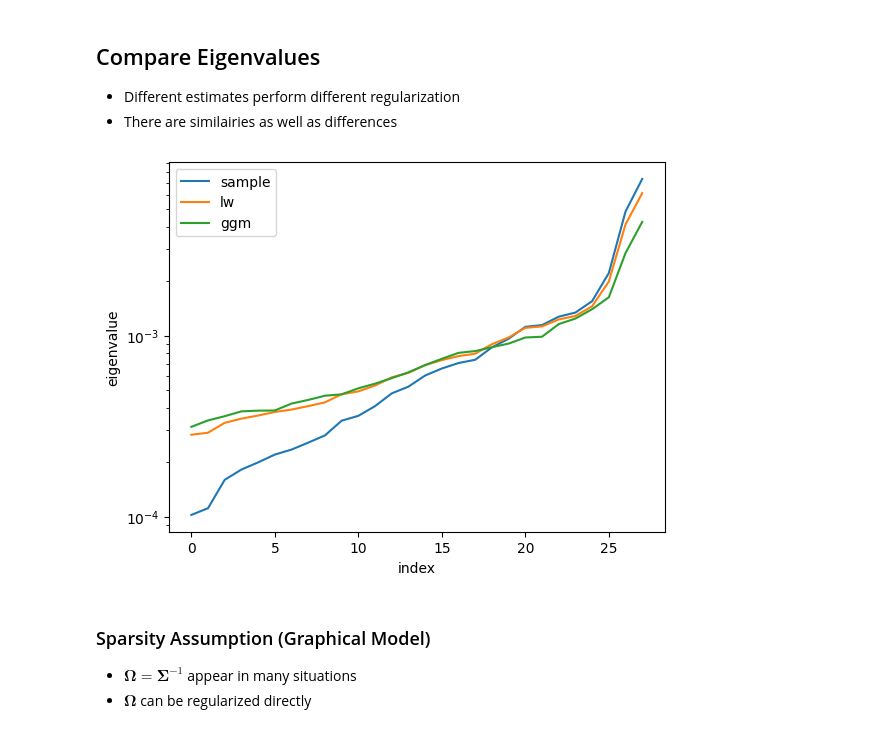
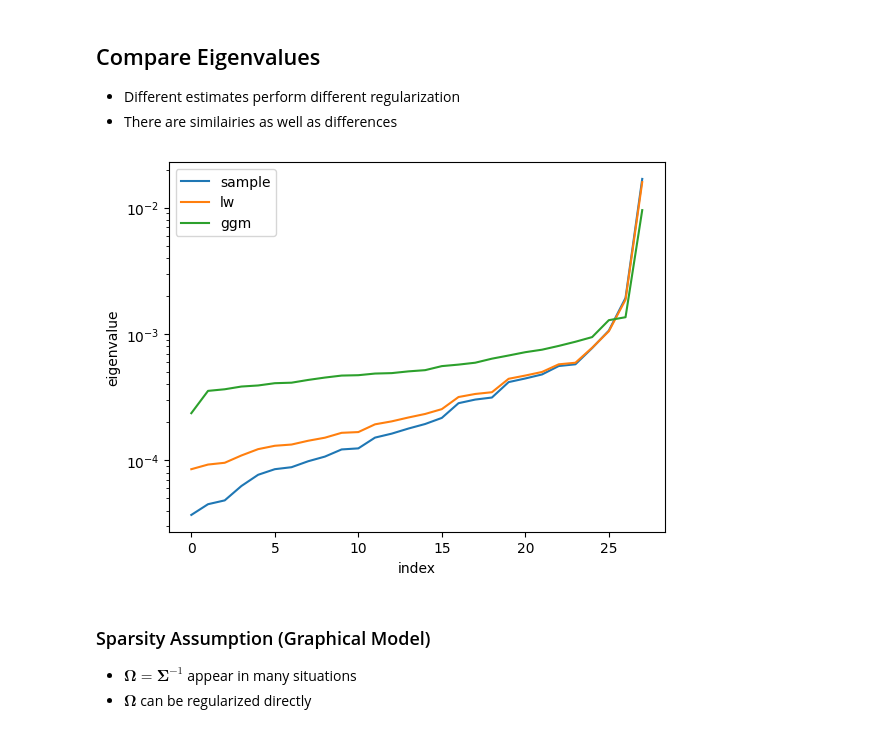
Before and after one commit to UCSB-PSTAT-134/Winter2026, a Jupyter notebook: lecture-slides/14-covariance-estimation.ipynb, the cells around one changed output. Drawn from its saved outputs; the diff is of its cells as text; code cells hidden in the pictures.

```diff
--- a/lecture-slides/14-covariance-estimation.ipynb
+++ b/lecture-slides/14-covariance-estimation.ipynb
@@ -54,3 +54,17 @@ $$
 ### Visualize volatility structure
 
 * Heatmap visualization of covariance and correlation
+# %%
+import pandas as pd
+
+dowjones_components = [
+    'AAPL','AXP','BA','BAC','CAT',
+    'CSCO','CVX','DD','DIS','GE',
+    'HD','HPQ','IBM','INTC','JNJ',
+    'JPM','KO','MCD','MMM',
+    'MRK','MSFT','PFE','PG','T',
+    'TRV','VZ','WMT','XOM'
+]
+
+symbols = pd.read_csv('data/tickers.csv').set_index('code')
+symbols['name'] # full company names
@@ -58,6 +90,7 @@ $$
 #| code-fold: true
 import yfinance as yf
 import pandas as pd
+import numpy as np
 
 store = pd.HDFStore('data/yfinance-data-store.h5')
 
@@ -70,5 +103,6 @@ else:
     rawdata = yf.download(dowjones_components, start="2000-01-01", end="2025-11-01", auto_adjust=True)
     store['rawdata'] = rawdata
 
-logret = store['logret'].dropna()
+closedata = rawdata['Close']
+logret = np.log(closedata).diff().dropna()
 # %% [output]
@@ -180,20 +232,42 @@ All stabilize estimates (bias variance trade off)
 * Different estimates perform different regularization
 * There are similairies as well as differences
 # %%
+import numpy as np
+import numpy.linalg as npl
+from sklearn.covariance import LedoitWolf
+
+year = '2020'
+
+# Sample covariance matrix
+cov_sample = logret.loc[year].cov()
+
+# Ledoit-Wolf shrinkage covariance estimator
+def ledoit_wolf_cov(returns_df):
+  lw = LedoitWolf().fit(returns_df.dropna().values)
+  cov_est = lw.covariance_
+  return pd.DataFrame(cov_est, index=returns_df.columns, columns=returns_df.columns)
+
+cov_lw = ledoit_wolf_cov(logret.loc[year])
+
+# Graphical Lasso covariance estimator
+from sklearn.covariance import GraphicalLassoCV
+cov_ggm = GraphicalLassoCV().fit(logret.loc[year]).covariance_
+
+# Eigenvalues of the covariance matrices
 eigval_sample = npl.eigvalsh(cov_sample)
 eigval_lw = npl.eigvalsh(cov_lw)
 eigval_ggm = npl.eigvalsh(cov_ggm)
 
 allevals = pd.DataFrame({
     "sample": np.real(eigval_sample),
     "lw": eigval_lw,
     "ggm": eigval_ggm
 })
 ax = allevals.plot(logy=True)
 ax.set_xlabel('index')
 ax.set_ylabel('eigenvalue');
 # %% [output]
-[figure, old version]
+[figure, new version]
 # %% [markdown]
 ### Sparsity Assumption (Graphical Model)
 
```
Also changed, not shown: parts of 13 cells of this notebook, 1 other file.
